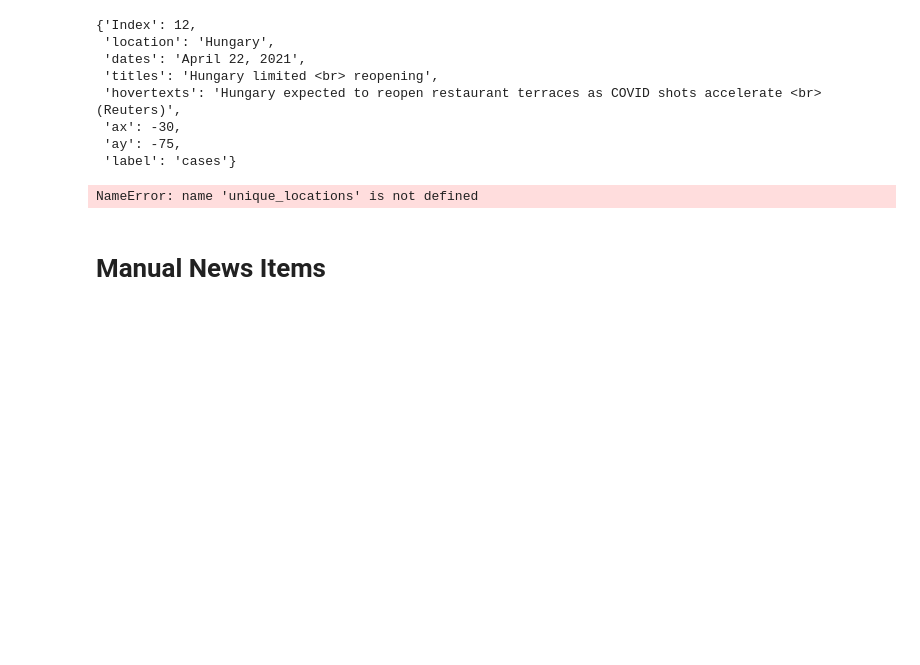
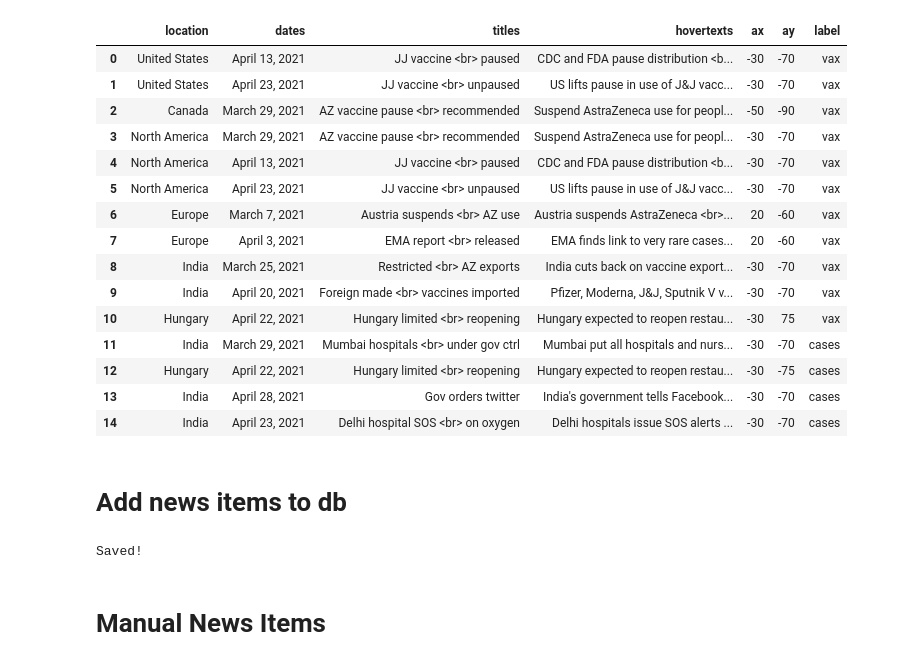
Before and after one commit to pomkos/covid_dash, a Jupyter notebook: covid_soup.ipynb, the cells around one changed output. Saved outputs shown, nothing was run; the diff lists cells and outputs as text; code cells hidden in the pictures; blank space fills up the shorter version.

Commit message:
added more india news

```diff
--- a/covid_soup.ipynb
+++ b/covid_soup.ipynb
@@ -20,19 +17,21 @@ for c in news.itertuples():
-# %%
-dict()
-# %% [output]
-{'Index': 12,
- 'location': 'Hungary',
- 'dates': 'April 22, 2021',
- 'titles': 'Hungary limited <br> reopening',
- 'hovertexts': 'Hungary expected to reopen restaurant terraces as COVID shots accelerate <br> (Reuters)',
- 'ax': -30,
- 'ay': -75,
- 'label': 'cases'}
-# %%
-for ctry in unique_locations:
-    if ctry in news['location'].unique():
-        data = news[news['location'] == ctry]
-        for row in data.itertuples():
-            all_annotation[ctry] = dict(x._asdict())
-# %% [output]
-NameError: name 'unique_locations' is not defined
+# %%
+news
+# %% [output]
+|  | location | dates | titles | hovertexts | ax | ay | label |
+| 0 | United States | April 13, 2021 | JJ vaccine <br> paused | CDC and FDA pause distribution <b... | -30 | -70 | vax |
+| 1 | United States | April 23, 2021 | JJ vaccine <br> unpaused | US lifts pause in use of J&J vacc... | -30 | -70 | vax |
+| 2 | Canada | March 29, 2021 | AZ vaccine pause <br> recommended | Suspend AstraZeneca use for peopl... | -50 | -90 | vax |
+| 3 | North America | March 29, 2021 | AZ vaccine pause <br> recommended | Suspend AstraZeneca use for peopl... | -30 | -70 | vax |
+| 4 | North America | April 13, 2021 | JJ vaccine <br> paused | CDC and FDA pause distribution <b... | -30 | -70 | vax |
+| 5 | North America | April 23, 2021 | JJ vaccine <br> unpaused | US lifts pause in use of J&J vacc... | -30 | -70 | vax |
+| 6 | Europe | March 7, 2021 | Austria suspends <br> AZ use | Austria suspends AstraZeneca <br>... | 20 | -60 | vax |
+| 7 | Europe | April 3, 2021 | EMA report <br> released | EMA finds link to very rare cases... | 20 | -60 | vax |
+| 8 | India | March 25, 2021 | Restricted <br> AZ exports | India cuts back on vaccine export... | -30 | -70 | vax |
+| 9 | India | April 20, 2021 | Foreign made <br> vaccines imported | Pfizer, Moderna, J&J, Sputnik V v... | -30 | -70 | vax |
+| 10 | Hungary | April 22, 2021 | Hungary limited <br> reopening | Hungary expected to reopen restau... | -30 | 75 | vax |
+| 11 | India | March 29, 2021 | Mumbai hospitals <br> under gov ctrl | Mumbai put all hospitals and nurs... | -30 | -70 | cases |
+| 12 | Hungary | April 22, 2021 | Hungary limited <br> reopening | Hungary expected to reopen restau... | -30 | -75 | cases |
+| 13 | India | April 28, 2021 | Gov orders twitter | India's government tells Facebook... | -30 | -70 | cases |
+| 14 | India | April 23, 2021 | Delhi hospital SOS <br> on oxygen | Delhi hospitals issue SOS alerts ... | -30 | -70 | cases |
+# %% [markdown]
+# Add news items to db
@@ -39,3 +56,15 @@ NameError: name 'unique_locations' is not defined
+# %%
+add_news(
+    location = 'India',
+    date = 'April 23, 2021',
+    title = 'Delhi hospital SOS <br> on oxygen',
+    hovertext = "Delhi hospitals issue SOS alerts over oxygen supplies as India’s Covid crisis mounts <br> (The Guardian)",
+    ax = -30,
+    ay = -70,
+    label = 'cases'
+)
+# %% [output]
+Saved!
 # %% [markdown]
 # Manual News Items
 # %%
```
Also changed, not shown: parts of 3 cells of this notebook, 2 other files.
